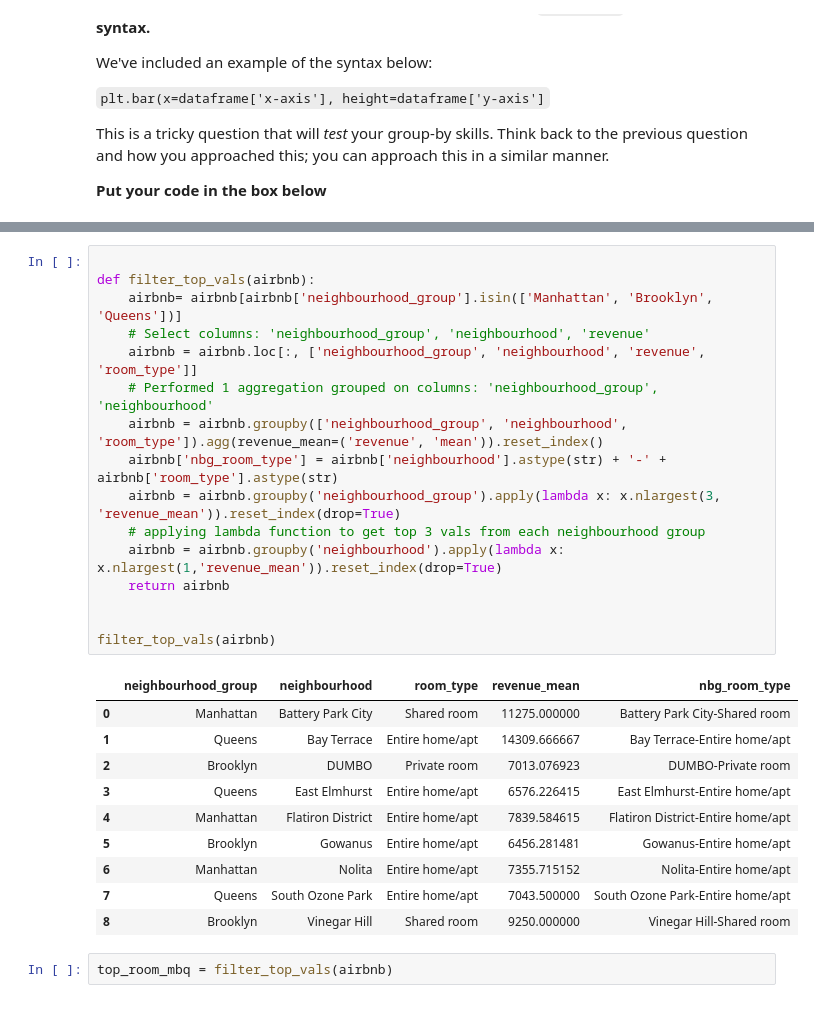
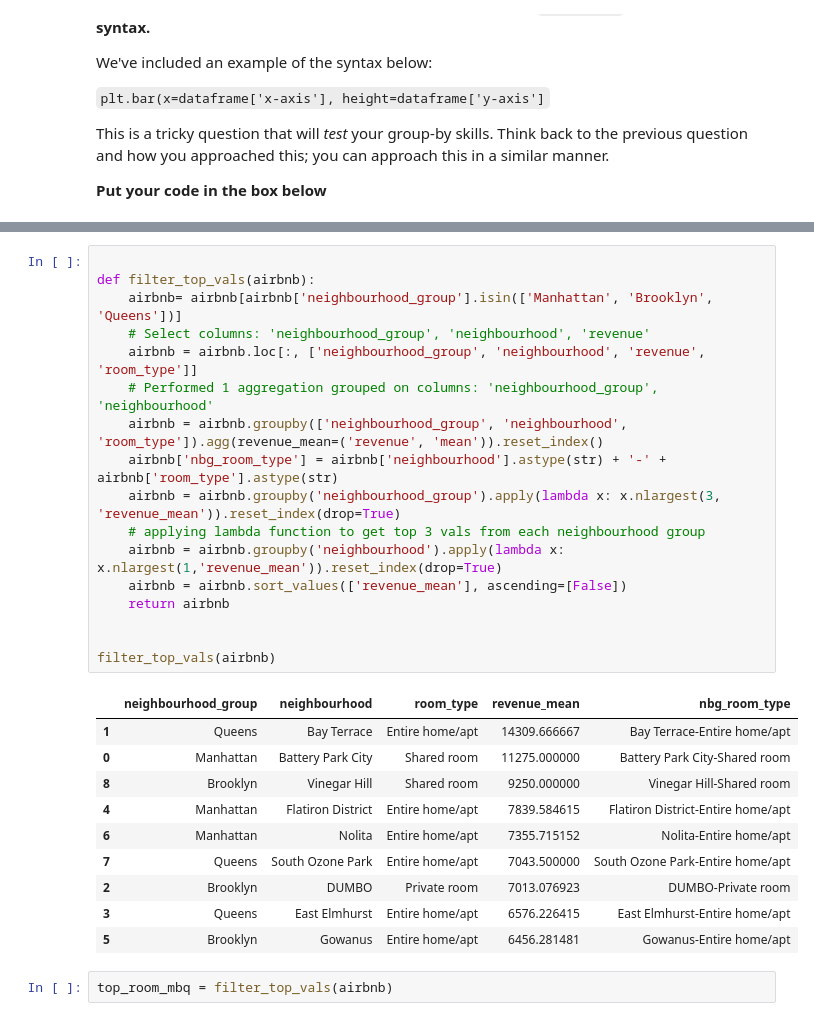
Before and after one commit to mapsg91/airbnb, a Jupyter notebook: Airbnb_Exercise_Student_Facing_021023.ipynb, the cells around one changed output, grey strips where cells are left out. Saved outputs shown, nothing was run; the diff lists cells and outputs as text.

```diff
--- a/Airbnb_Exercise_Student_Facing_021023.ipynb
+++ b/Airbnb_Exercise_Student_Facing_021023.ipynb
@@ -317,30 +317,31 @@ airbnb.head()
 # %%
 
 def filter_top_vals(airbnb):
     airbnb= airbnb[airbnb['neighbourhood_group'].isin(['Manhattan', 'Brooklyn', 'Queens'])]
     # Select columns: 'neighbourhood_group', 'neighbourhood', 'revenue'
     airbnb = airbnb.loc[:, ['neighbourhood_group', 'neighbourhood', 'revenue', 'room_type']]
     # Performed 1 aggregation grouped on columns: 'neighbourhood_group', 'neighbourhood'
     airbnb = airbnb.groupby(['neighbourhood_group', 'neighbourhood', 'room_type']).agg(revenue_mean=('revenue', 'mean')).reset_index()
     airbnb['nbg_room_type'] = airbnb['neighbourhood'].astype(str) + '-' + airbnb['room_type'].astype(str)
     airbnb = airbnb.groupby('neighbourhood_group').apply(lambda x: x.nlargest(3, 'revenue_mean')).reset_index(drop=True)
     # applying lambda function to get top 3 vals from each neighbourhood group
     airbnb = airbnb.groupby('neighbourhood').apply(lambda x: x.nlargest(1,'revenue_mean')).reset_index(drop=True)
+    airbnb = airbnb.sort_values(['revenue_mean'], ascending=[False])
     return airbnb
 
 
 filter_top_vals(airbnb)
 # %% [output]
 |  | neighbourhood_group | neighbourhood | room_type | revenue_mean | nbg_room_type |
+| 1 | Queens | Bay Terrace | Entire home/apt | 14309.666667 | Bay Terrace-Entire home/apt |
 | 0 | Manhattan | Battery Park City | Shared room | 11275.000000 | Battery Park City-Shared room |
-| 1 | Queens | Bay Terrace | Entire home/apt | 14309.666667 | Bay Terrace-Entire home/apt |
+| 8 | Brooklyn | Vinegar Hill | Shared room | 9250.000000 | Vinegar Hill-Shared room |
+| 4 | Manhattan | Flatiron District | Entire home/apt | 7839.584615 | Flatiron District-Entire home/apt |
+| 6 | Manhattan | Nolita | Entire home/apt | 7355.715152 | Nolita-Entire home/apt |
+| 7 | Queens | South Ozone Park | Entire home/apt | 7043.500000 | South Ozone Park-Entire home/apt |
 | 2 | Brooklyn | DUMBO | Private room | 7013.076923 | DUMBO-Private room |
 | 3 | Queens | East Elmhurst | Entire home/apt | 6576.226415 | East Elmhurst-Entire home/apt |
-| 4 | Manhattan | Flatiron District | Entire home/apt | 7839.584615 | Flatiron District-Entire home/apt |
 | 5 | Brooklyn | Gowanus | Entire home/apt | 6456.281481 | Gowanus-Entire home/apt |
-| 6 | Manhattan | Nolita | Entire home/apt | 7355.715152 | Nolita-Entire home/apt |
-| 7 | Queens | South Ozone Park | Entire home/apt | 7043.500000 | South Ozone Park-Entire home/apt |
-| 8 | Brooklyn | Vinegar Hill | Shared room | 9250.000000 | Vinegar Hill-Shared room |
 # %%
 top_room_mbq = filter_top_vals(airbnb)
 # %%
```
Also changed, not shown: parts of 1 cell of this notebook, 1 other file.
